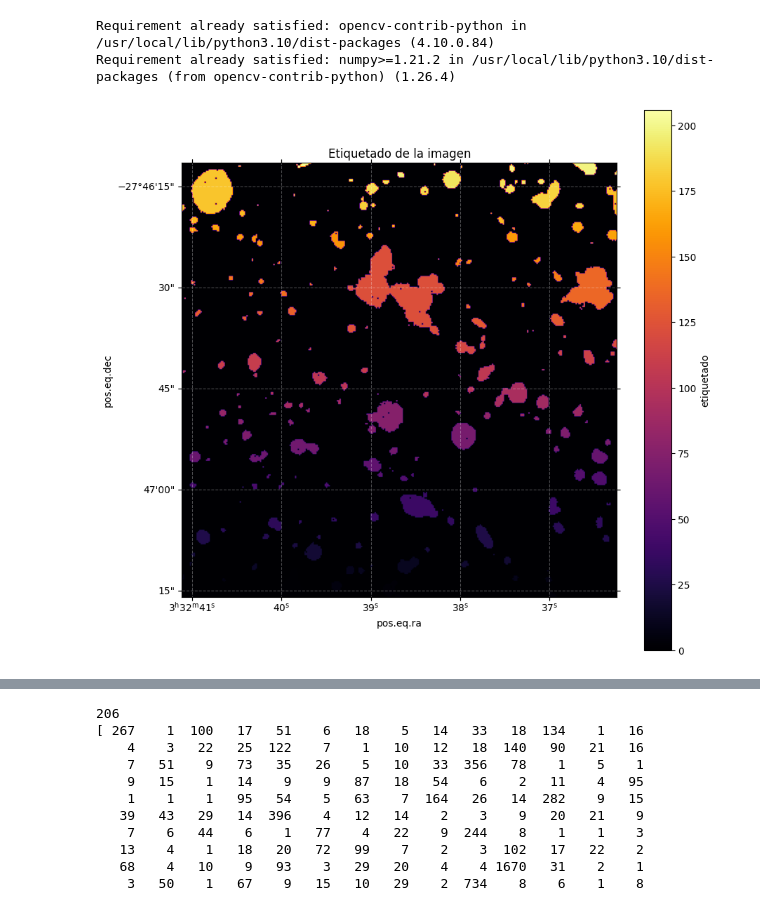
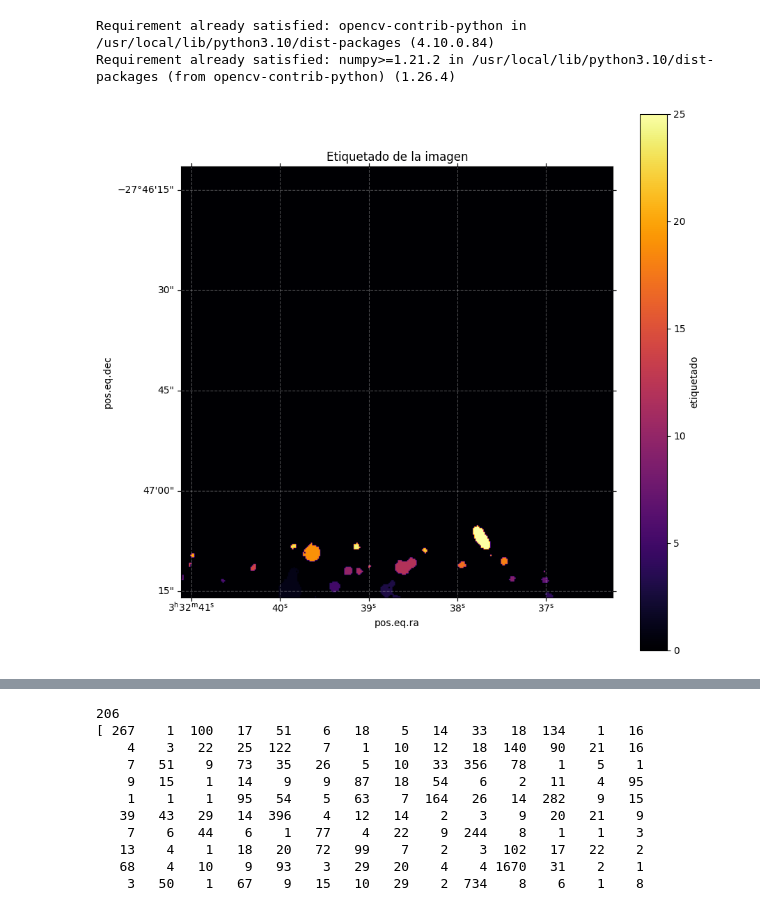
Before and after one commit to CrushinAngel/Galaxias-en-Deep-Fields, a Jupyter notebook: Deep_Fields.ipynb, the cells around one changed output, grey strips where cells are left out. Saved outputs shown, nothing was run; the diff lists cells and outputs as text; code cells hidden in the pictures.

```diff
--- a/Deep_Fields.ipynb
+++ b/Deep_Fields.ipynb
@@ -206,18 +206,19 @@ import cv2 #importamos la libreria
 # %%
 #Convertimos la mascara a uint8
 white_masked_uint8 = np.uint8(white_masked)
 
 num_labels, labels_im, stats, centroids = cv2.connectedComponentsWithStats(white_masked_uint8)
 
 plt.figure(figsize = (10,10))
 plt.subplot(projection = wcs)
-plt.imshow(labels_im, cmap = 'inferno')
+filtered_labels_im = np.where(labels_im < 26, labels_im, 0)
+plt.imshow(filtered_labels_im, cmap = 'inferno')
 plt.colorbar(label = 'etiquetado')
 plt.title('Etiquetado de la imagen')
 plt.grid(color='white', ls='--', alpha=0.3)
 plt.show()
 # %% [output]
-[figure, old version]
+[figure, new version]
 # %%
 ind_masks = []
 ind_centroids = []
```
Also changed, not shown: parts of 6 cells of this notebook.
